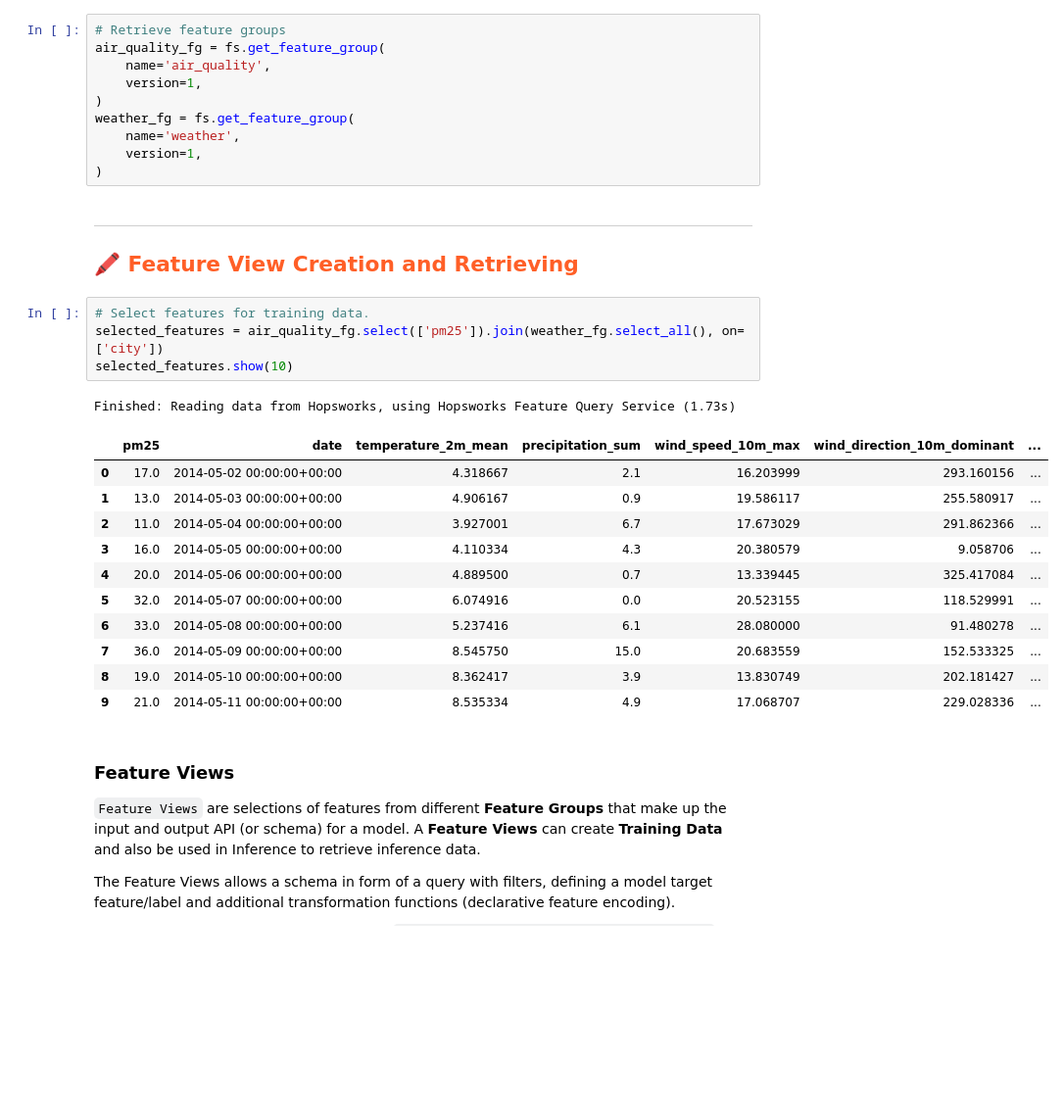
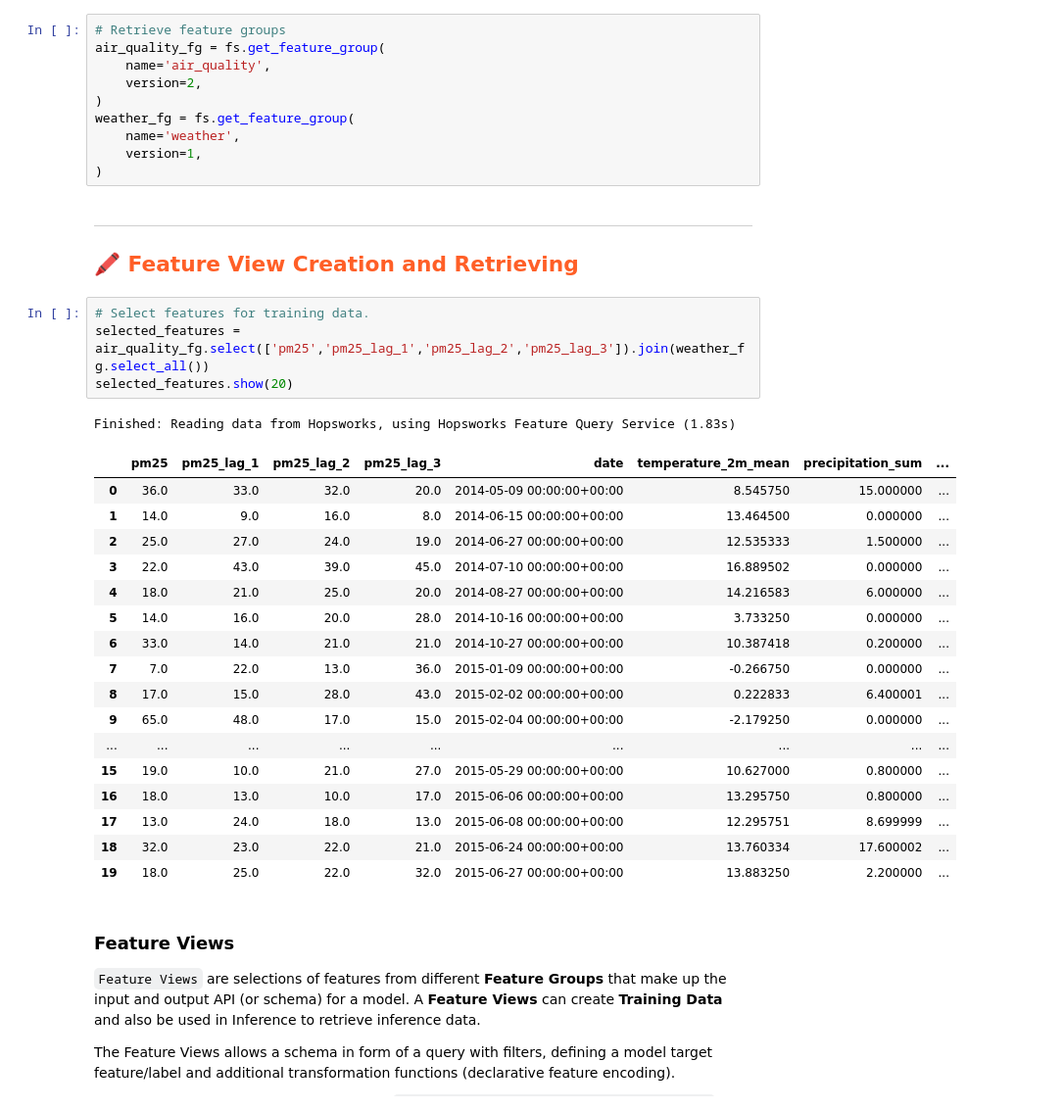
Before and after one commit to featurestorebook/mlfs-book, a Jupyter notebook: notebooks/ch03/3_air_quality_training_pipeline.ipynb, the cells around one changed output. Shown at 98% size. Saved outputs shown, nothing was run; the diff lists cells and outputs as text; blank space fills up the shorter version.

```diff
--- a/notebooks/ch03/3_air_quality_training_pipeline.ipynb
+++ b/notebooks/ch03/3_air_quality_training_pipeline.ipynb
@@ -50,7 +50,7 @@ Connected. Call `.close()` to terminate connection gracefully.
 # Retrieve feature groups
 air_quality_fg = fs.get_feature_group(
     name='air_quality',
-    version=1,
+    version=2,
 )
 weather_fg = fs.get_feature_group(
     name='weather',
@@ -62,21 +62,27 @@ weather_fg = fs.get_feature_group(
 ## <span style="color:#ff5f27;"> 🖍 Feature View Creation and Retrieving </span>
 # %%
 # Select features for training data.
-selected_features = air_quality_fg.select(['pm25']).join(weather_fg.select_all(), on=['city'])
-selected_features.show(10)
+selected_features = air_quality_fg.select(['pm25','pm25_lag_1','pm25_lag_2','pm25_lag_3']).join(weather_fg.select_all())
+selected_features.show(20)
 # %% [output]
-Finished: Reading data from Hopsworks, using Hopsworks Feature Query Service (1.73s)
+Finished: Reading data from Hopsworks, using Hopsworks Feature Query Service (1.83s)
-|  | pm25 | date | temperature_2m_mean | precipitation_sum | wind_speed_10m_max | wind_direction_10m_dominant | ... |
-| 0 | 17.0 | 2014-05-02 00:00:00+00:00 | 4.318667 | 2.1 | 16.203999 | 293.160156 | ... |
-| 1 | 13.0 | 2014-05-03 00:00:00+00:00 | 4.906167 | 0.9 | 19.586117 | 255.580917 | ... |
-| 2 | 11.0 | 2014-05-04 00:00:00+00:00 | 3.927001 | 6.7 | 17.673029 | 291.862366 | ... |
-| 3 | 16.0 | 2014-05-05 00:00:00+00:00 | 4.110334 | 4.3 | 20.380579 | 9.058706 | ... |
-| 4 | 20.0 | 2014-05-06 00:00:00+00:00 | 4.889500 | 0.7 | 13.339445 | 325.417084 | ... |
-| 5 | 32.0 | 2014-05-07 00:00:00+00:00 | 6.074916 | 0.0 | 20.523155 | 118.529991 | ... |
-| 6 | 33.0 | 2014-05-08 00:00:00+00:00 | 5.237416 | 6.1 | 28.080000 | 91.480278 | ... |
-| 7 | 36.0 | 2014-05-09 00:00:00+00:00 | 8.545750 | 15.0 | 20.683559 | 152.533325 | ... |
-| 8 | 19.0 | 2014-05-10 00:00:00+00:00 | 8.362417 | 3.9 | 13.830749 | 202.181427 | ... |
-| 9 | 21.0 | 2014-05-11 00:00:00+00:00 | 8.535334 | 4.9 | 17.068707 | 229.028336 | ... |
+|  | pm25 | pm25_lag_1 | pm25_lag_2 | pm25_lag_3 | date | temperature_2m_mean | precipitation_sum | ... |
+| 0 | 36.0 | 33.0 | 32.0 | 20.0 | 2014-05-09 00:00:00+00:00 | 8.545750 | 15.000000 | ... |
+| 1 | 14.0 | 9.0 | 16.0 | 8.0 | 2014-06-15 00:00:00+00:00 | 13.464500 | 0.000000 | ... |
+| 2 | 25.0 | 27.0 | 24.0 | 19.0 | 2014-06-27 00:00:00+00:00 | 12.535333 | 1.500000 | ... |
+| 3 | 22.0 | 43.0 | 39.0 | 45.0 | 2014-07-10 00:00:00+00:00 | 16.889502 | 0.000000 | ... |
+| 4 | 18.0 | 21.0 | 25.0 | 20.0 | 2014-08-27 00:00:00+00:00 | 14.216583 | 6.000000 | ... |
+| 5 | 14.0 | 16.0 | 20.0 | 28.0 | 2014-10-16 00:00:00+00:00 | 3.733250 | 0.000000 | ... |
+| 6 | 33.0 | 14.0 | 21.0 | 21.0 | 2014-10-27 00:00:00+00:00 | 10.387418 | 0.200000 | ... |
+| 7 | 7.0 | 22.0 | 13.0 | 36.0 | 2015-01-09 00:00:00+00:00 | -0.266750 | 0.000000 | ... |
+| 8 | 17.0 | 15.0 | 28.0 | 43.0 | 2015-02-02 00:00:00+00:00 | 0.222833 | 6.400001 | ... |
+| 9 | 65.0 | 48.0 | 17.0 | 15.0 | 2015-02-04 00:00:00+00:00 | -2.179250 | 0.000000 | ... |
+| ... | ... | ... | ... | ... | ... | ... | ... | ... |
+| 15 | 19.0 | 10.0 | 21.0 | 27.0 | 2015-05-29 00:00:00+00:00 | 10.627000 | 0.800000 | ... |
+| 16 | 18.0 | 13.0 | 10.0 | 17.0 | 2015-06-06 00:00:00+00:00 | 13.295750 | 0.800000 | ... |
+| 17 | 13.0 | 24.0 | 18.0 | 13.0 | 2015-06-08 00:00:00+00:00 | 12.295751 | 8.699999 | ... |
+| 18 | 32.0 | 23.0 | 22.0 | 21.0 | 2015-06-24 00:00:00+00:00 | 13.760334 | 17.600002 | ... |
+| 19 | 18.0 | 25.0 | 22.0 | 32.0 | 2015-06-27 00:00:00+00:00 | 13.883250 | 2.200000 | ... |
 # %% [markdown]
 ### Feature Views
 
```
Also changed, not shown: parts of 10 cells of this notebook, 10 other files.
